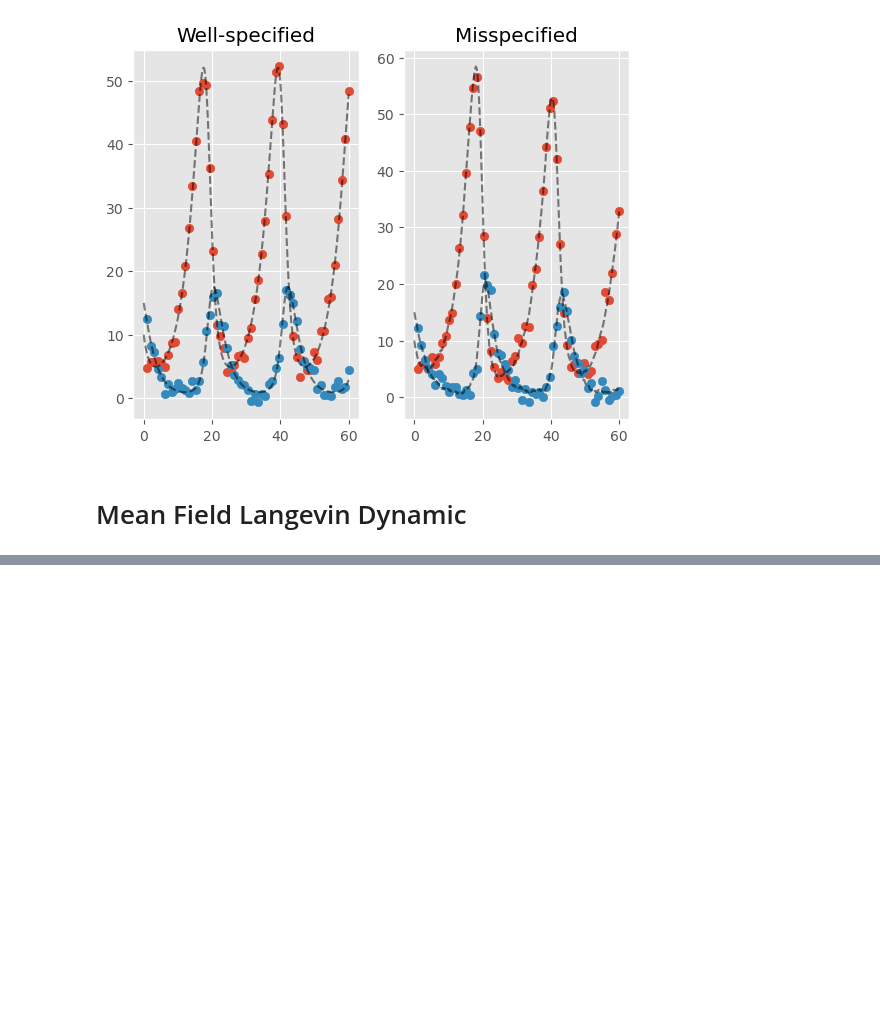
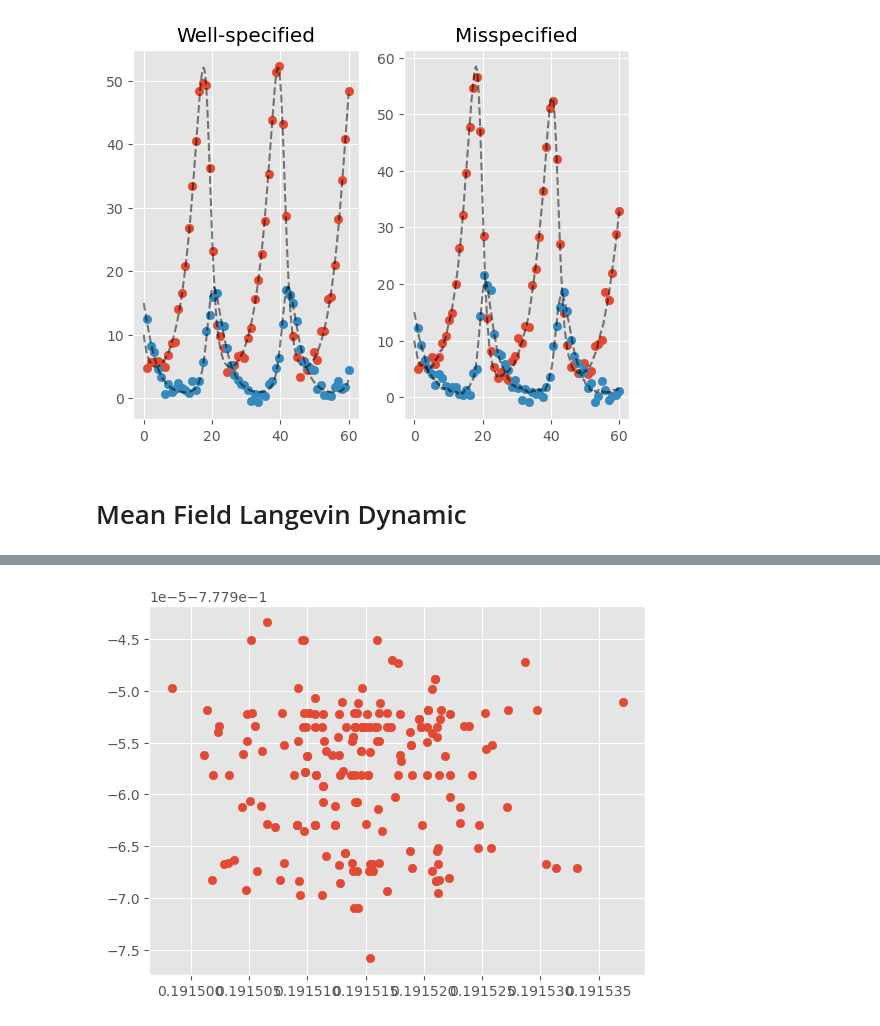
Before and after one commit to congyewang/kgd-code, a Jupyter notebook: pcuq_lotka_volterra.ipynb, the cells around one changed output, grey strips where cells are left out. Saved outputs shown, nothing was run; the diff lists cells and outputs as text; code cells hidden in the pictures; blank space fills up the shorter version.

Commit message:
mfld & svgd

```diff
--- a/pcuq_lotka_volterra.ipynb
+++ b/pcuq_lotka_volterra.ipynb
@@ -208,0 +213,22 @@ plt.show()
+# %%
+sigma_m = 1.0
+m = lambda x,y : ker.k_gauss(x, y, sigma=sigma_m)
+dm = lambda x,y : ker.dk_gauss(x, y, sigma=sigma_m)
+
+G_SVGD = GeneralizedSVGD(q_0,L,k,m,dm,gradL=gradL)
+n = 200
+T = 2000
+eta = 1e-3
+
+params_init = jnp.stack([true_param_vals] * n, 0)
+rng, key = jrandom.split(key)
+params_init += 1e-6 * jrandom.normal(rng, params_init.shape)
+X0 = params_init
+
+all_particles = G_SVGD.run_particles(eta,T,X0)
+# %%
+X_fin = all_particles[-1]
+plt.scatter(X_fin[:,0], X_fin[:,1])
+plt.show()
+# %% [output]
+[figure, added]
```
Also changed, not shown: parts of 7 cells of this notebook, 2 other files.
